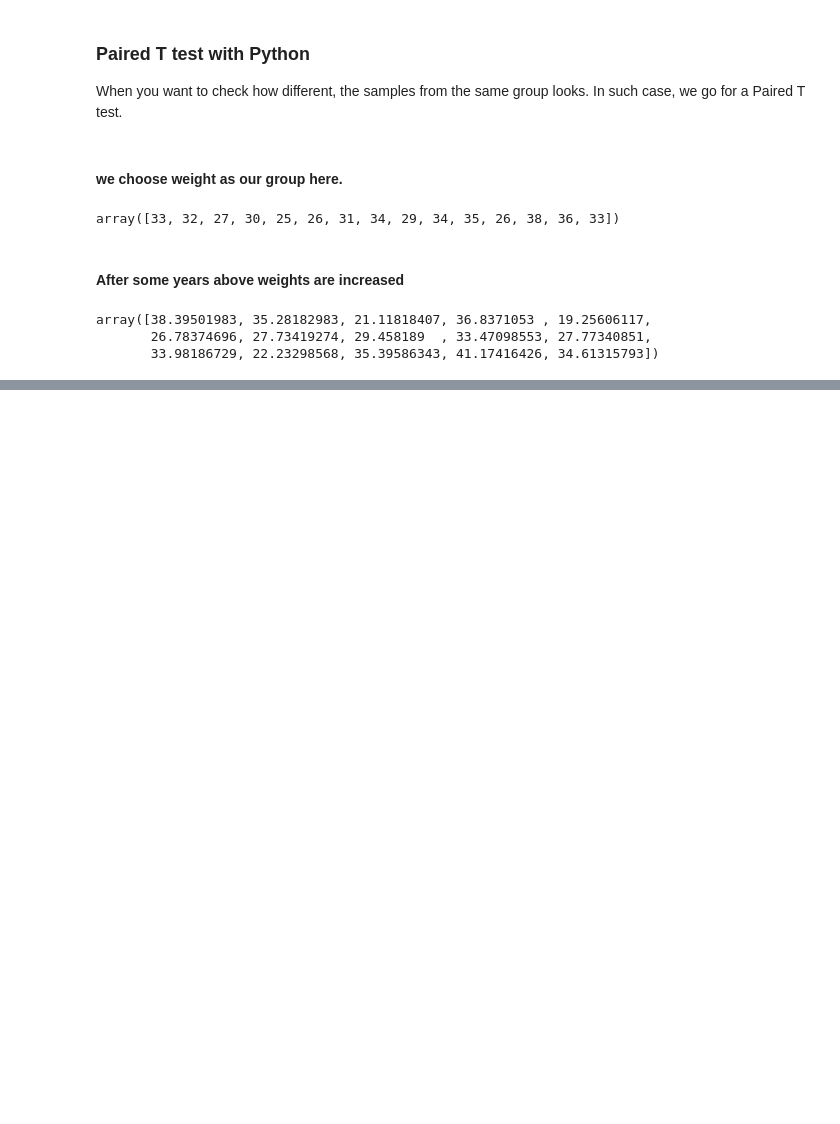
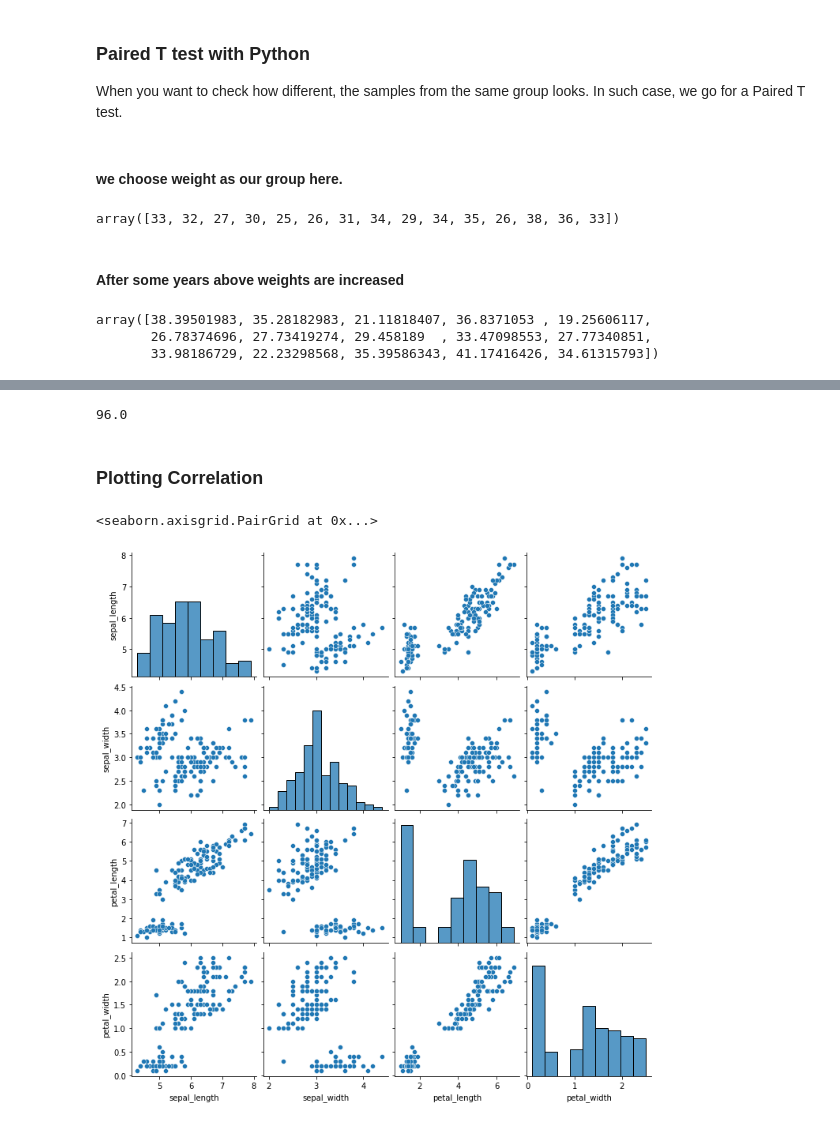
Before and after one commit to jisshub/Statistics-For-Data-Science, a Jupyter notebook: Hypothesis-Testing/Implementation-of-PValue-T_Test_Correlation.ipynb, the cells around one changed output, grey strips where cells are left out. Drawn from its saved outputs; the diff is of its cells as text; code cells hidden in the pictures; blank space fills up the shorter version.

```diff
--- a/Hypothesis-Testing/Implementation-of-PValue-T_Test_Correlation.ipynb
+++ b/Hypothesis-Testing/Implementation-of-PValue-T_Test_Correlation.ipynb
@@ -356,0 +361,3 @@ Thus we can infer that there is no significant difference in both related sample
+# %%
+df = sns.load_dataset('iris')
+df
@@ -356,0 +405,11 @@ Thus we can infer that there is no significant difference in both related sample
+# %%
+0.96*100
+# %% [output]
+96.0
+# %% [markdown]
+### Plotting Correlation
+# %%
+sns.pairplot(df)
+# %% [output]
+<seaborn.axisgrid.PairGrid at 0x...>
+[figure, added]
```
Also changed, not shown: parts of 34 cells of this notebook, 1 other file.
